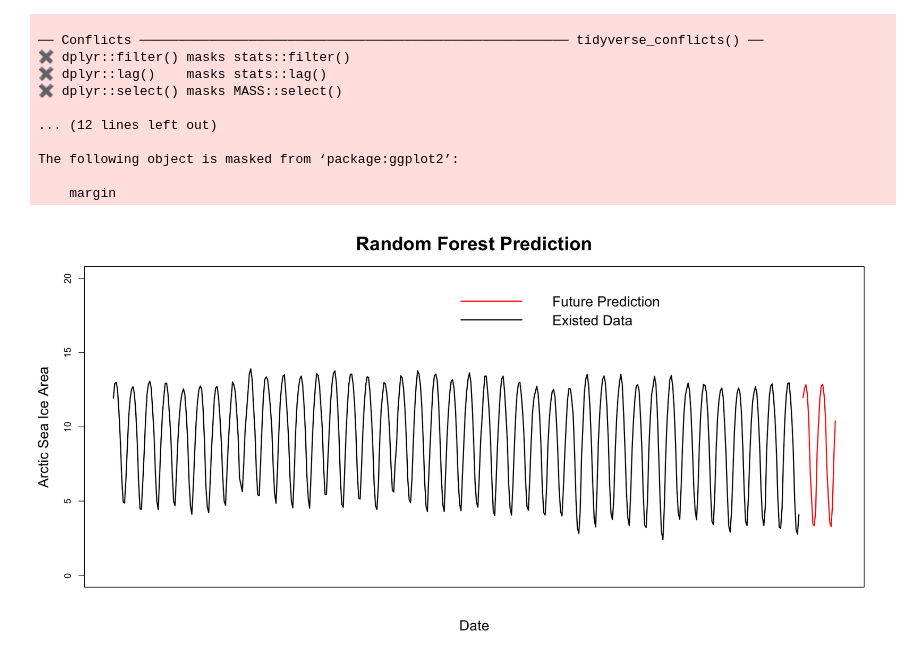
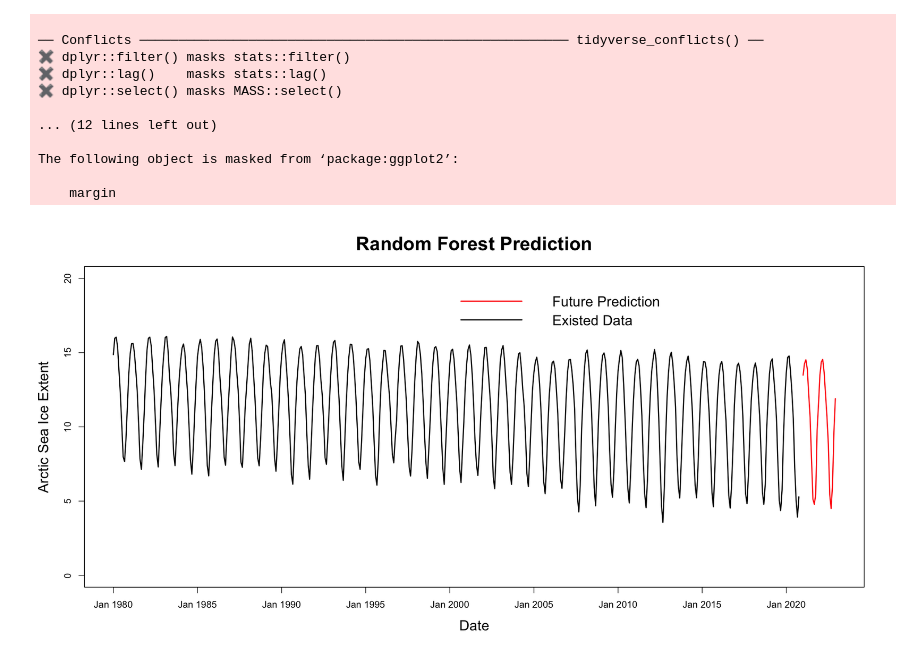
Before and after one commit to theiresearch/ArcticSeaIce, a Jupyter notebook: 6.2-Future_Prediction_40RF.ipynb, the cells around one changed output. Drawn from its saved outputs; the diff is of its cells as text; code cells hidden in the pictures.

Commit message:
extent final

```diff
--- a/6.2-Future_Prediction_40RF.ipynb
+++ b/6.2-Future_Prediction_40RF.ipynb
@@ -30,7 +30,7 @@ future_data <- read.csv("future_dataset.csv",stringsAsFactors = F)
 visulization_data <- read.csv("visulization2.csv",stringsAsFactors = F)
 tool <- read.csv("tool2.csv",stringsAsFactors = F)
 # %%
-model <- randomForest(Area~Rainfall+Daylight+Population+CO2+Ozone
+model <- randomForest(Extent~Rainfall+Daylight+Population+CO2+Ozone
                               +OceanTemperature_NorthernHemisphere
                               +LandTemperature_NorthernHemisphere
                               +MinTemperature_NorthSlopeAlaska
@@ -38,7 +38,7 @@ model <- randomForest(Area~Rainfall+Daylight+Population+CO2+Ozone
                               data=arctic, mtry=5, ntree=200)
 # %%
 pred <- cbind(tool,as.data.frame(predict(model,future_data)))
-# %%
-pred["prediction"] <- (pred$predict*(13.9-2.41)+2.41)
+# %%
+pred["prediction"] <- (pred$predict*(16.09-3.57)+3.57)
 # %%
 result <- left_join(visulization_data, pred, by="observation")
@@ -45,23 +46,23 @@ result <- left_join(visulization_data, pred, by="observation")
 # %%
 # figure size
 options(repr.plot.width=15, repr.plot.height=7.5)
 
 # plot
-plot(result$observation,result$Area,type ='l',ylim = c(0,20),lwd = '2',
-     xlab = "Date", ylab = "Arctic Sea Ice Area",xaxt='n',cex.lab = 1.5)
+plot(result$observation,result$Extent,type ='l',ylim = c(0,20),lwd = '2',
+     xlab = "Date", ylab = "Arctic Sea Ice Extent",xaxt='n',cex.lab = 1.5)
 
 # attributes of prediction lines
 lines(result$observation,result$prediction,lty=1,col='red',lwd = '2')
 
 # x-axis labels
-#axis(1,at=c(1,13,25,37,49,61,73,85,97,109,121,133,145,157),
-#   labels=c("Jan 2010","Jan 2011","Jan 2012","Jan 2013","Jan 2014","Jan 2015","Jan 2016","Jan 2017","Jan 2018","Jan 2019","Jan 2020","Jan 2021","Jan 2022","Jan 2023"))
+axis(1,at=c(1,61,121,181,241,301,361,421,481),
+   labels=c("Jan 1980","Jan 1985","Jan 1990","Jan 1995","Jan 2000","Jan 2005","Jan 2010","Jan 2015","Jan 2020"))
 
 # title
 title(main = list("Random Forest Prediction", cex = 2, col = "black", font = 2))
 
 # legend
 legend("topright",inset=.05,c("Future Prediction","Existed Data"),
        bty = 'n',lty=c(1, 1),col=c("red", "black"),lwd =c(2, 2),cex = 1.5)
 # %% [output]
-[figure, old version]
+[figure, new version]
```
Also changed, not shown: parts of 1 cell of this notebook, 7 other files.
